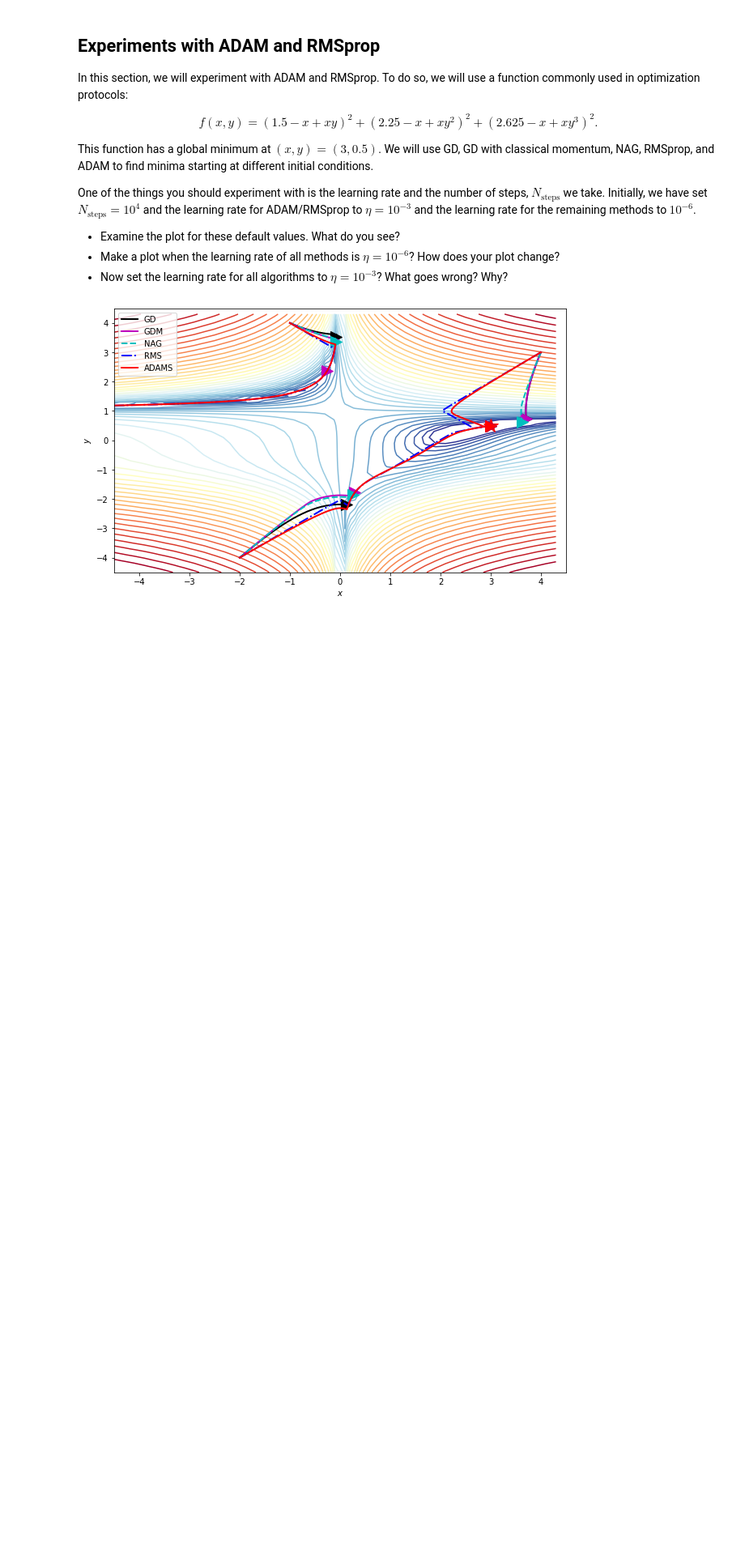
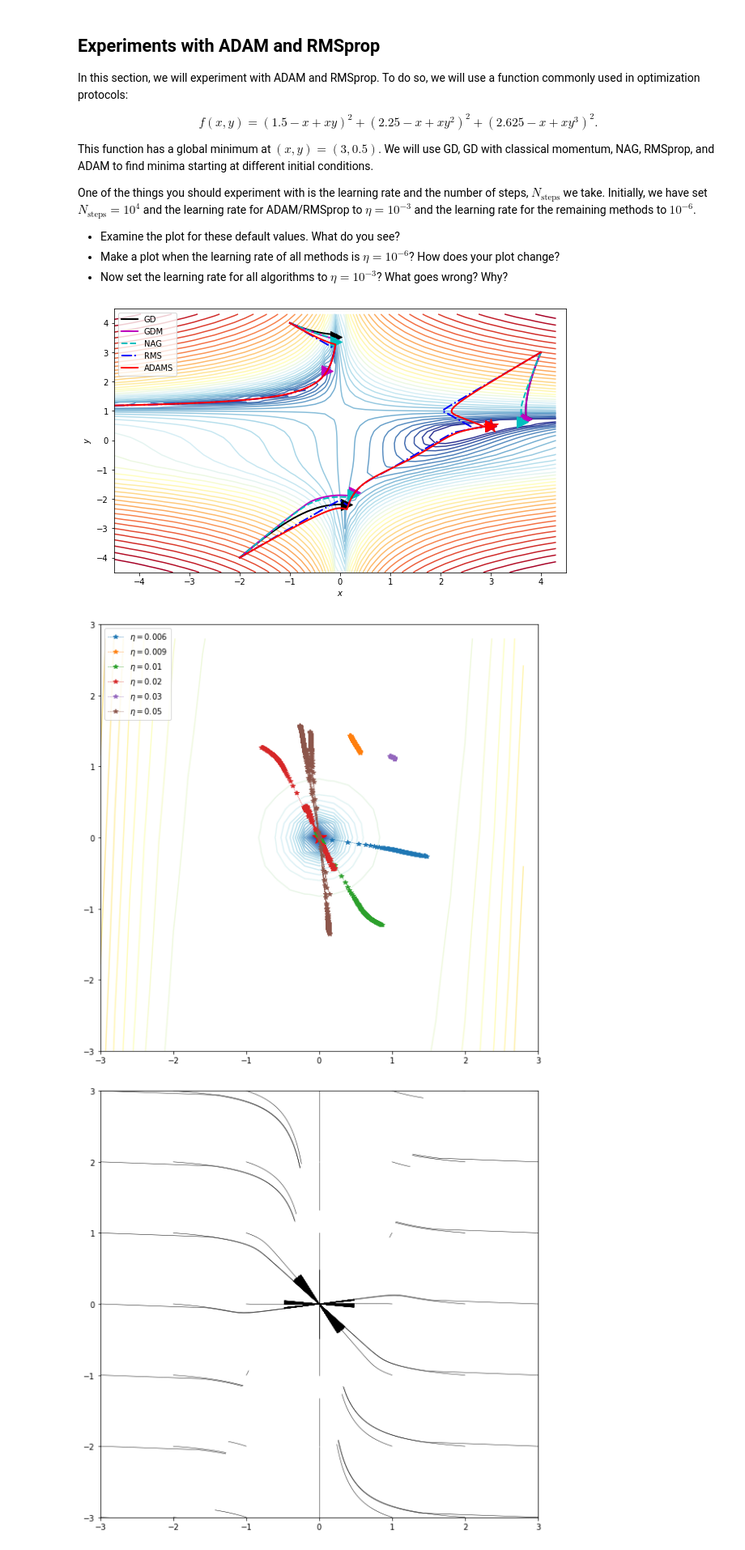
Before and after one commit to PaoloZinesi/ComputationalPhysics_modB, a Jupyter notebook: EX01_Gradient_Descent.ipynb, the cells around one changed output. Shown at 81% size. Drawn from its saved outputs; the diff is of its cells as text; code cells hidden in the pictures; blank space fills up the shorter version.

```diff
--- a/EX01_Gradient_Descent.ipynb
+++ b/EX01_Gradient_Descent.ipynb
@@ -499,3 +509,50 @@ overlay_trajectory_contour_M(ax1,adam_trajectory4,'ADAMS', 'r')
 plt.show()
 # %% [output]
 [figure]
+# %%
+# Investigate effect of learning rate in GD
+
+plt.close() #Close a figure window
+w, q, b = 10, 0.1, 20
+x, y = np.meshgrid(np.arange(-3, 3, 0.2), np.arange(-3, 3, 0.2))
+fig, ax = plt.subplots(figsize=(10, 10))
+z=np.abs(golf_hole(x,y,b,w,q))
+ax.contour(x, y, z, levels=np.logspace(0.0, 3, 50), norm=LogNorm(), cmap="RdYlBu_r")
+ax.plot(0,0, 'r*', markersize=18)
+ax.set_xlim(-3,3)
+ax.set_ylim(-3,3)
+
+#initial point
+init_points = [[i, j] for i in np.linspace(-3, 3, 7) for j in np.linspace(-3, 3, 7)]
+eta_values=[0.006, 0.009, 0.01, 0.02, 0.03, 0.05]
+init0 = np.random.random_sample(len(eta_values))*(2*np.pi)
+init = 1.5 * np.array([np.cos(init0),np.sin(init0)]).T
+
+
+for eta, i, p_init in zip(eta_values, range(len(eta_values)), init):
+    gd_0 = gd(grad_golf_hole, p_init, n_epochs=200, eta=eta)
+    overlay_trajectory_contour(ax,gd_0,'$\eta=$%s'% eta,'C'+str(i)+'--*', lw=0.5)
+
+plt.legend(loc=2)
+plt.show()
+
+n_epochs=200
+final_array=np.zeros(n_epochs+1)
+
+fig, ax = plt.subplots(1,1, figsize=(10,10))
+for init in (init_points):
+    gd_value = gd(grad_golf_hole, init, n_epochs=200, eta=0.02)
+    f_value = golf_hole(gd_value[:,0],gd_value[:,1])
+
+    overlay_trajectory_contour(ax,gd_value,'g--*', lw=0.5)
+    final_array += f_value
+
+final_array = final_array / (len(init_points))
+
+ax.set_xlim(-3, 3)
+ax.set_ylim(-3, 3)
+plt.show()
+# fig.savefig("GD3regimes.pdf", bbox_inches='tight')
+# %% [output]
+[figure, added]
+[figure, added]
```
Also changed, not shown: parts of 11 cells of this notebook, 1 other file.
